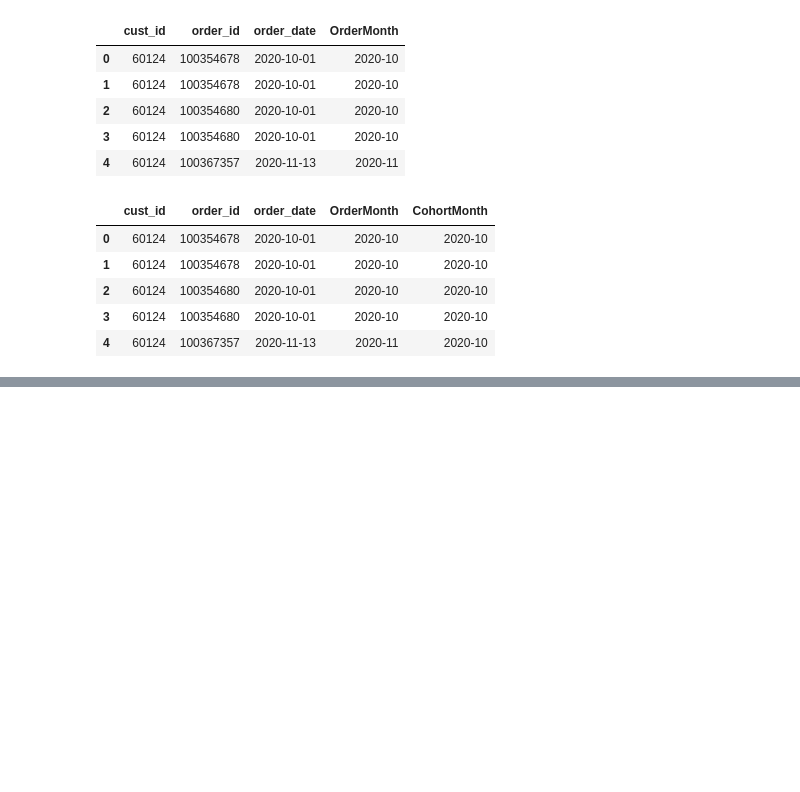
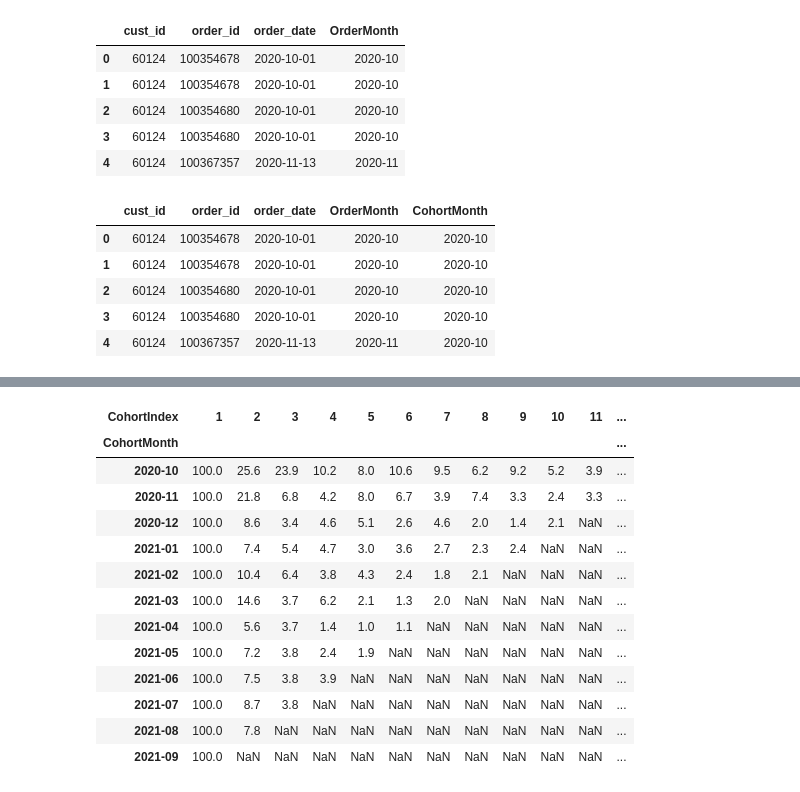
Before and after one commit to Shravani-salunke/Data-Analytics-Project2, a Jupyter notebook: notebook/eda.ipynb, the cells around one changed output, grey strips where cells are left out. Saved outputs shown, nothing was run; the diff lists cells and outputs as text; code cells hidden in the pictures; blank space fills up the shorter version.

```diff
--- a/notebook/eda.ipynb
+++ b/notebook/eda.ipynb
@@ -307,0 +409,20 @@ cohort_df.sample(10)
+# %%
+# Percentage Conversion
+retention_percentage = retention_rate * 100
+
+retention_percentage.round(2)
+# %% [output]
+| CohortIndex | 1 | 2 | 3 | 4 | 5 | 6 | 7 | 8 | 9 | 10 | 11 | ... |
+| CohortMonth |  |  |  |  |  |  |  |  |  |  |  | ... |
+| 2020-10 | 100.0 | 25.6 | 23.9 | 10.2 | 8.0 | 10.6 | 9.5 | 6.2 | 9.2 | 5.2 | 3.9 | ... |
+| 2020-11 | 100.0 | 21.8 | 6.8 | 4.2 | 8.0 | 6.7 | 3.9 | 7.4 | 3.3 | 2.4 | 3.3 | ... |
+| 2020-12 | 100.0 | 8.6 | 3.4 | 4.6 | 5.1 | 2.6 | 4.6 | 2.0 | 1.4 | 2.1 | NaN | ... |
+| 2021-01 | 100.0 | 7.4 | 5.4 | 4.7 | 3.0 | 3.6 | 2.7 | 2.3 | 2.4 | NaN | NaN | ... |
+| 2021-02 | 100.0 | 10.4 | 6.4 | 3.8 | 4.3 | 2.4 | 1.8 | 2.1 | NaN | NaN | NaN | ... |
+| 2021-03 | 100.0 | 14.6 | 3.7 | 6.2 | 2.1 | 1.3 | 2.0 | NaN | NaN | NaN | NaN | ... |
+| 2021-04 | 100.0 | 5.6 | 3.7 | 1.4 | 1.0 | 1.1 | NaN | NaN | NaN | NaN | NaN | ... |
+| 2021-05 | 100.0 | 7.2 | 3.8 | 2.4 | 1.9 | NaN | NaN | NaN | NaN | NaN | NaN | ... |
+| 2021-06 | 100.0 | 7.5 | 3.8 | 3.9 | NaN | NaN | NaN | NaN | NaN | NaN | NaN | ... |
+| 2021-07 | 100.0 | 8.7 | 3.8 | NaN | NaN | NaN | NaN | NaN | NaN | NaN | NaN | ... |
+| 2021-08 | 100.0 | 7.8 | NaN | NaN | NaN | NaN | NaN | NaN | NaN | NaN | NaN | ... |
+| 2021-09 | 100.0 | NaN | NaN | NaN | NaN | NaN | NaN | NaN | NaN | NaN | NaN | ... |
```
Also changed, not shown: parts of 8 cells of this notebook.
